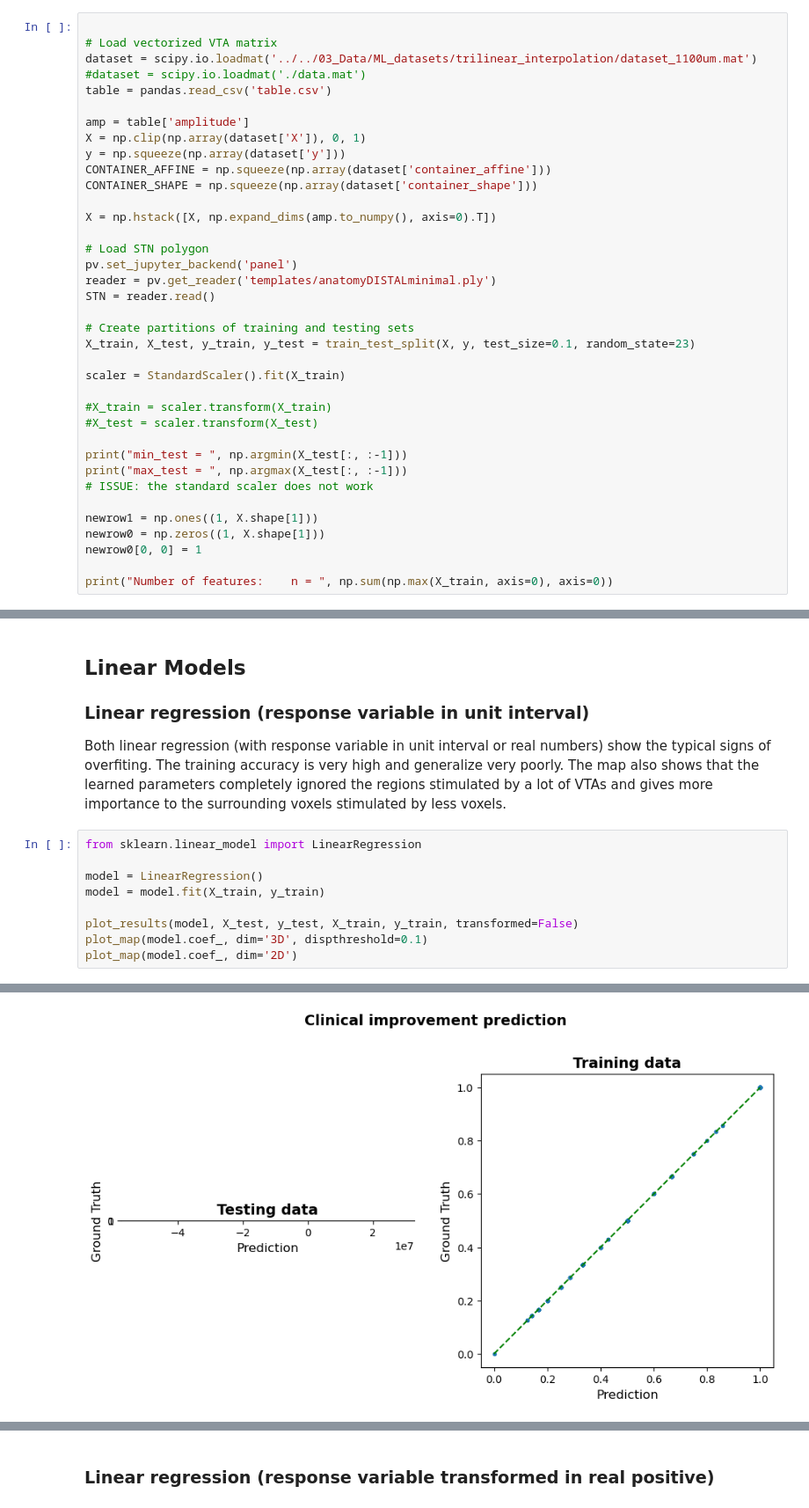
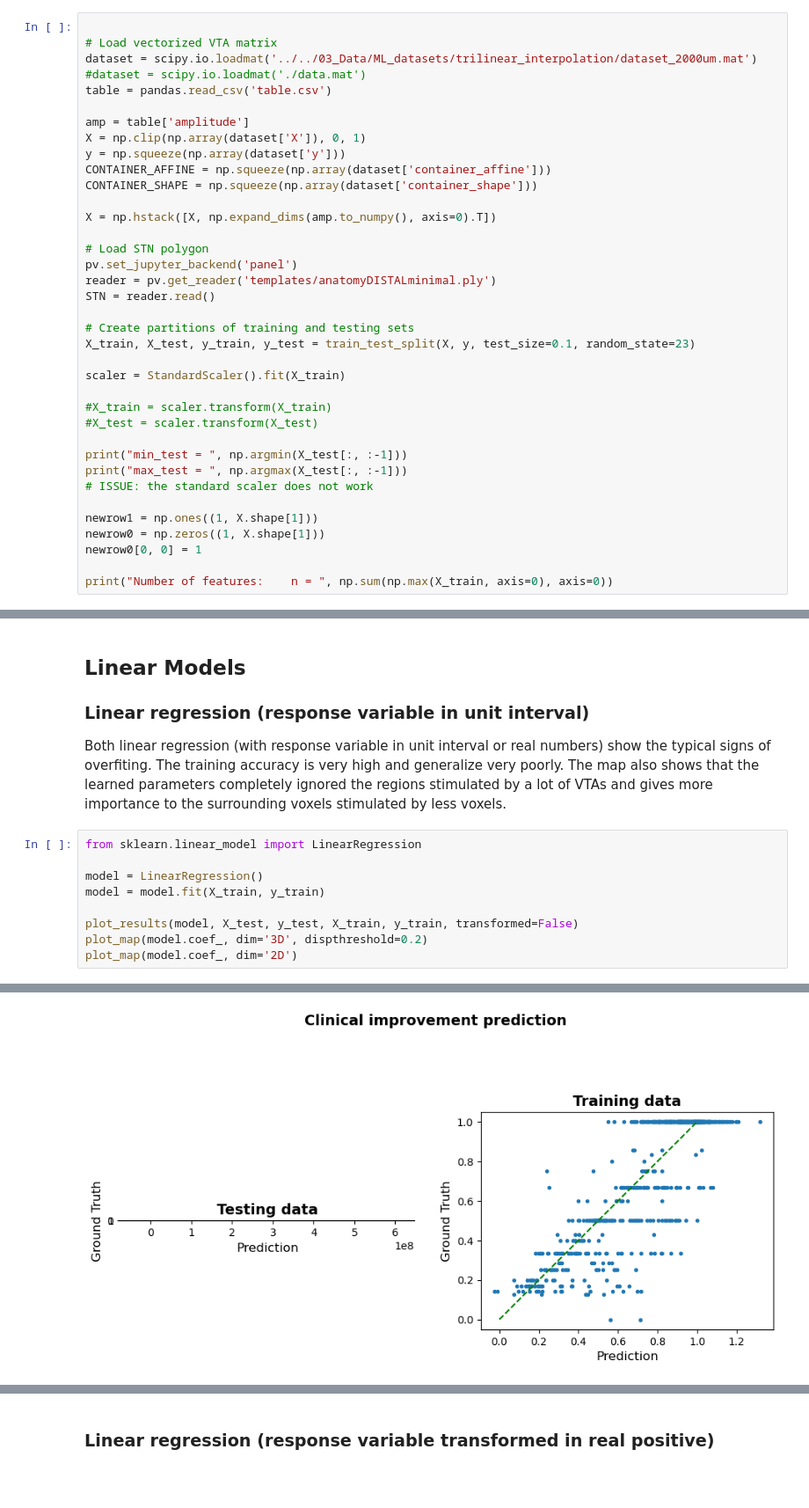
Before and after one commit to QuentinSav/probabilistic-stimulation-maps, a Jupyter notebook: modelEvaluation.ipynb, the cells around one changed output, grey strips where cells are left out. Shown at 88% size. Saved outputs shown, nothing was run; the diff lists cells and outputs as text; blank space fills up the shorter version.

```diff
--- a/modelEvaluation.ipynb
+++ b/modelEvaluation.ipynb
@@ -32,7 +32,7 @@ The data have already been preprocessed using the matlab class PSM (using the ge
 # %%
 
 # Load vectorized VTA matrix
-dataset = scipy.io.loadmat('../../03_Data/ML_datasets/trilinear_interpolation/dataset_1100um.mat')
+dataset = scipy.io.loadmat('../../03_Data/ML_datasets/trilinear_interpolation/dataset_2000um.mat')
 #dataset = scipy.io.loadmat('./data.mat')
 table = pandas.read_csv('table.csv')
 
@@ -356,6 +352,6 @@ model = LinearRegression()
 model = model.fit(X_train, y_train)
 
 plot_results(model, X_test, y_test, X_train, y_train, transformed=False)
-plot_map(model.coef_, dim='3D', dispthreshold=0.1)
+plot_map(model.coef_, dim='3D', dispthreshold=0.2)
 plot_map(model.coef_, dim='2D')
 # %% [output]
@@ -379,2 +375,2 @@ plot_map(model.coef_, dim='2D')
-[figure, old version]
+[figure, new version]
 Coefficient of determination (R²):
```
Also changed, not shown: parts of 13 cells of this notebook, 1 other file.
